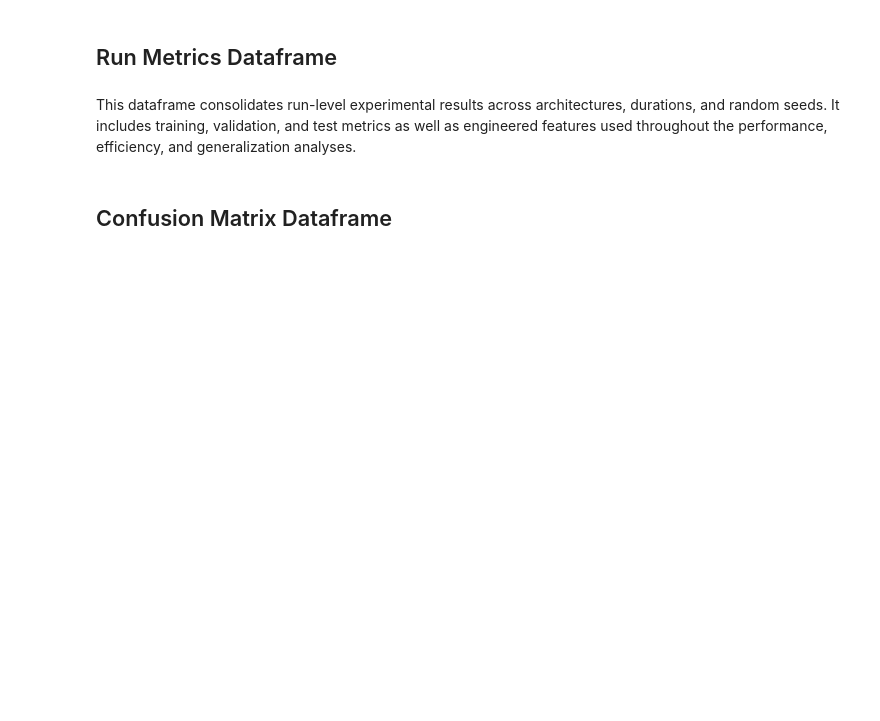
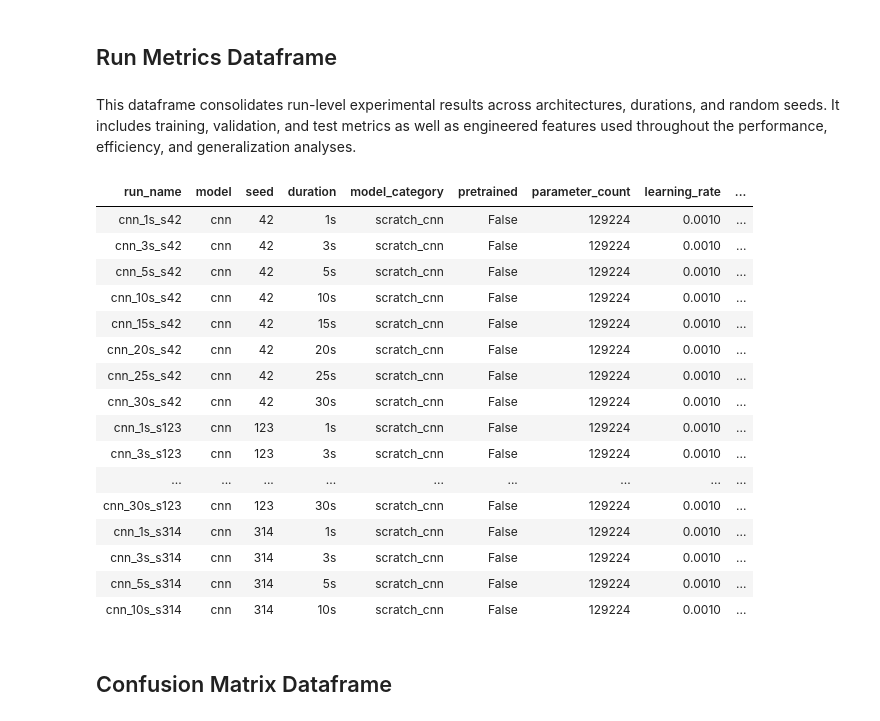
Before and after one commit to d-bruning/deep-learning-audio-classification, a Jupyter notebook: fma_analysis.ipynb, the cells around one changed output. Saved outputs shown, nothing was run; the diff lists cells and outputs as text; code cells hidden in the pictures; blank space fills up the shorter version.

```diff
--- a/fma_analysis.ipynb
+++ b/fma_analysis.ipynb
@@ -137,34 +141,52 @@ run_summaries_df = pd.concat(
     run_frames,
     ignore_index=True
 )
 
 run_summaries_df["duration_seconds"] = (
     run_summaries_df["duration"]
     .str.replace("s", "", regex=False)
     .astype(int)
 )
 
 
 run_summaries_df["params_million"] = (
     run_summaries_df["parameter_count"] / 1_000_000
 )
 
 run_summaries_df["accuracy_per_million_params"] = (
     run_summaries_df["test_accuracy"]
     /
     run_summaries_df["params_million"]
 )
 
 run_summaries_df["convergence_speed"] = (
     run_summaries_df["best_epoch"]
     /
     run_summaries_df["epochs_completed"]
 )
 
 run_summaries_df["abs_generalization_gap"] = (
     run_summaries_df["generalization_gap"].abs()
 )
-# display_table(run_summaries_df)
+display_table(run_summaries_df.head(20))
+# %% [output]
+| run_name | model | seed | duration | model_category | pretrained | parameter_count | learning_rate | ... |
+| cnn_1s_s42 | cnn | 42 | 1s | scratch_cnn | False | 129224 | 0.0010 | ... |
+| cnn_3s_s42 | cnn | 42 | 3s | scratch_cnn | False | 129224 | 0.0010 | ... |
+| cnn_5s_s42 | cnn | 42 | 5s | scratch_cnn | False | 129224 | 0.0010 | ... |
+| cnn_10s_s42 | cnn | 42 | 10s | scratch_cnn | False | 129224 | 0.0010 | ... |
+| cnn_15s_s42 | cnn | 42 | 15s | scratch_cnn | False | 129224 | 0.0010 | ... |
+| cnn_20s_s42 | cnn | 42 | 20s | scratch_cnn | False | 129224 | 0.0010 | ... |
+| cnn_25s_s42 | cnn | 42 | 25s | scratch_cnn | False | 129224 | 0.0010 | ... |
+| cnn_30s_s42 | cnn | 42 | 30s | scratch_cnn | False | 129224 | 0.0010 | ... |
+| cnn_1s_s123 | cnn | 123 | 1s | scratch_cnn | False | 129224 | 0.0010 | ... |
+| cnn_3s_s123 | cnn | 123 | 3s | scratch_cnn | False | 129224 | 0.0010 | ... |
+| ... | ... | ... | ... | ... | ... | ... | ... | ... |
+| cnn_30s_s123 | cnn | 123 | 30s | scratch_cnn | False | 129224 | 0.0010 | ... |
+| cnn_1s_s314 | cnn | 314 | 1s | scratch_cnn | False | 129224 | 0.0010 | ... |
+| cnn_3s_s314 | cnn | 314 | 3s | scratch_cnn | False | 129224 | 0.0010 | ... |
+| cnn_5s_s314 | cnn | 314 | 5s | scratch_cnn | False | 129224 | 0.0010 | ... |
+| cnn_10s_s314 | cnn | 314 | 10s | scratch_cnn | False | 129224 | 0.0010 | ... |
 # %% [markdown]
 ## Confusion Matrix Dataframe
 # %% [markdown]
```
Also changed, not shown: parts of 30 cells of this notebook, 1 other file.
